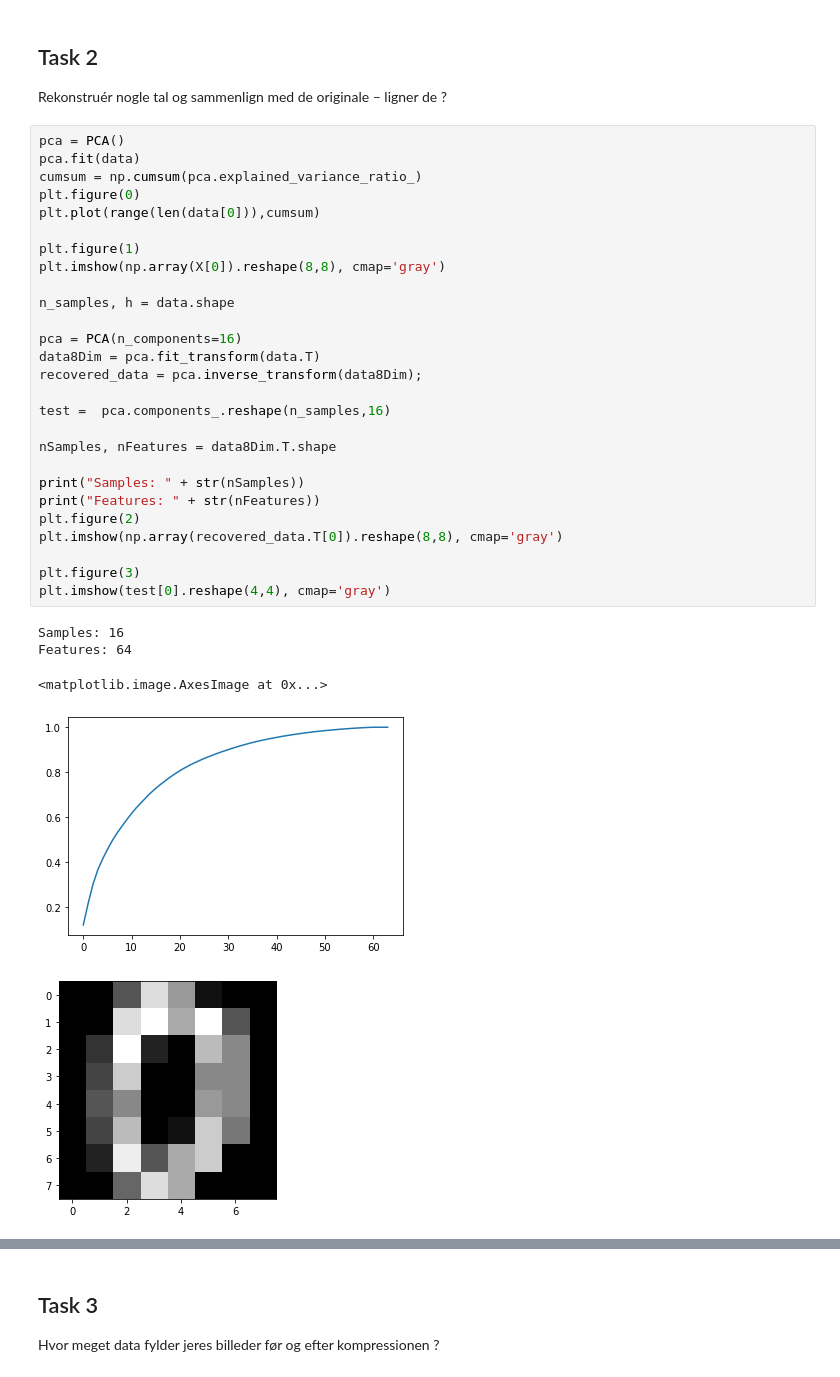
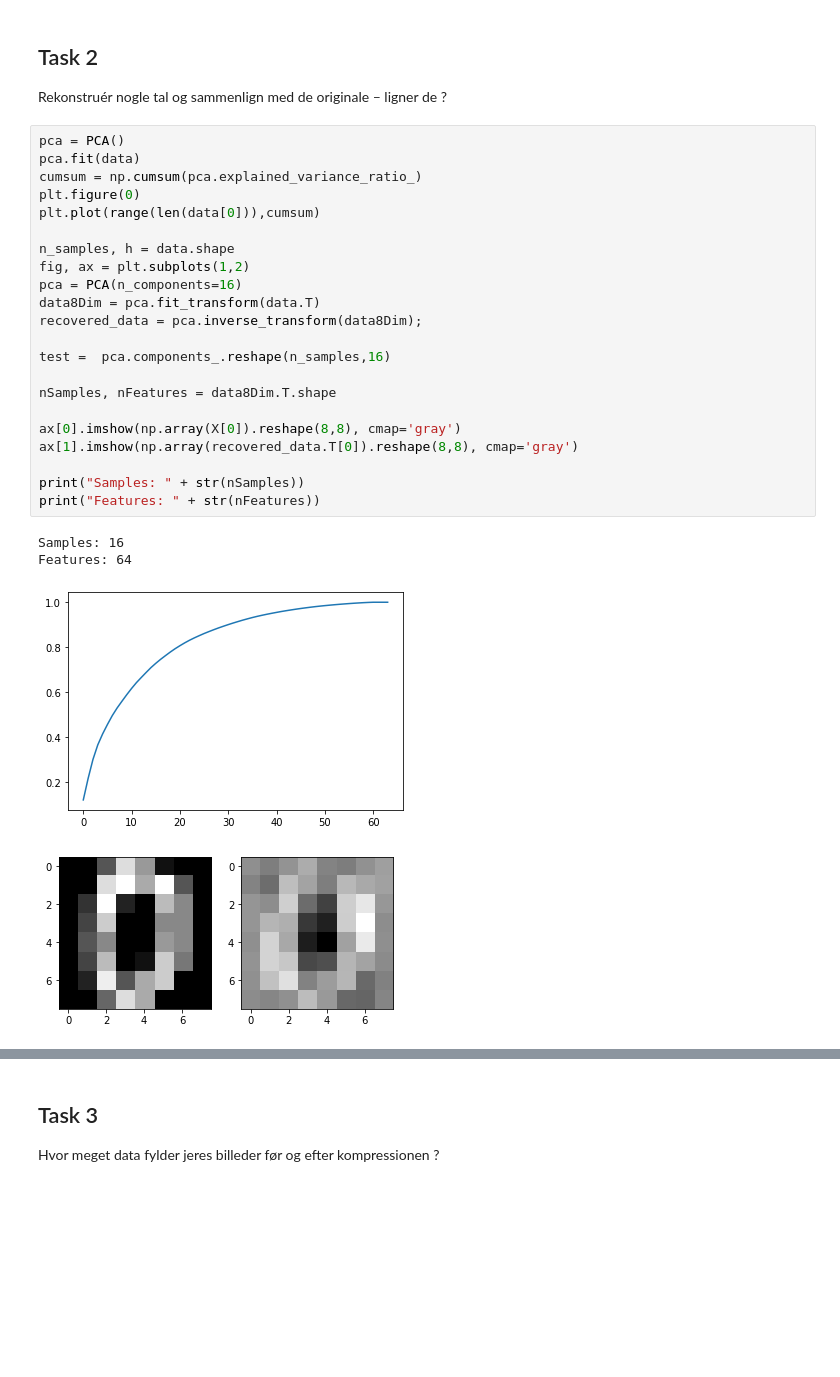
Before and after one commit to Machine-Learning-AU-2020/L05-PCA, a Jupyter notebook: PCA_Exercise.ipynb, the cells around one changed output, grey strips where cells are left out. Cells and saved outputs as stored; diff of their text form; blank space fills up the shorter version.

```diff
--- a/PCA_Exercise.ipynb
+++ b/PCA_Exercise.ipynb
@@ -134,33 +134,27 @@ Rekonstruér nogle tal og sammenlign med de originale – ligner de ?
 # %%
 pca = PCA()
 pca.fit(data)
 cumsum = np.cumsum(pca.explained_variance_ratio_)
 plt.figure(0)
 plt.plot(range(len(data[0])),cumsum)
 
-plt.figure(1)
-plt.imshow(np.array(X[0]).reshape(8,8), cmap='gray')
-
 n_samples, h = data.shape
-
+fig, ax = plt.subplots(1,2)
 pca = PCA(n_components=16)
 data8Dim = pca.fit_transform(data.T)
 recovered_data = pca.inverse_transform(data8Dim);
 
 test =  pca.components_.reshape(n_samples,16)
 
 nSamples, nFeatures = data8Dim.T.shape
 
+ax[0].imshow(np.array(X[0]).reshape(8,8), cmap='gray')
+ax[1].imshow(np.array(recovered_data.T[0]).reshape(8,8), cmap='gray')
+
 print("Samples: " + str(nSamples))
 print("Features: " + str(nFeatures))
-plt.figure(2)
-plt.imshow(np.array(recovered_data.T[0]).reshape(8,8), cmap='gray')
-
-plt.figure(3)
-plt.imshow(test[0].reshape(4,4), cmap='gray')
 # %% [output]
 Samples: 16
 Features: 64
-<matplotlib.image.AxesImage at 0x...>
 [figure]
-[figure, old version]
+[figure, new version]
```
Also changed, not shown: parts of 1 cell of this notebook.
